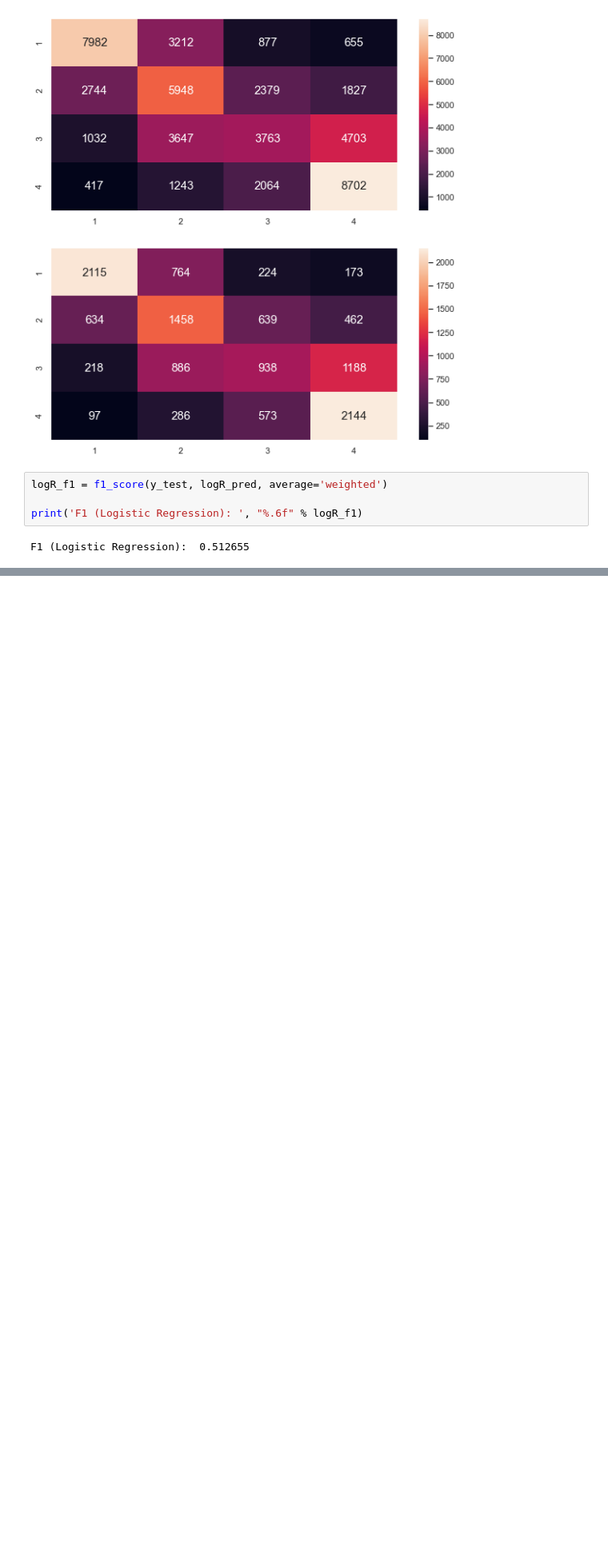
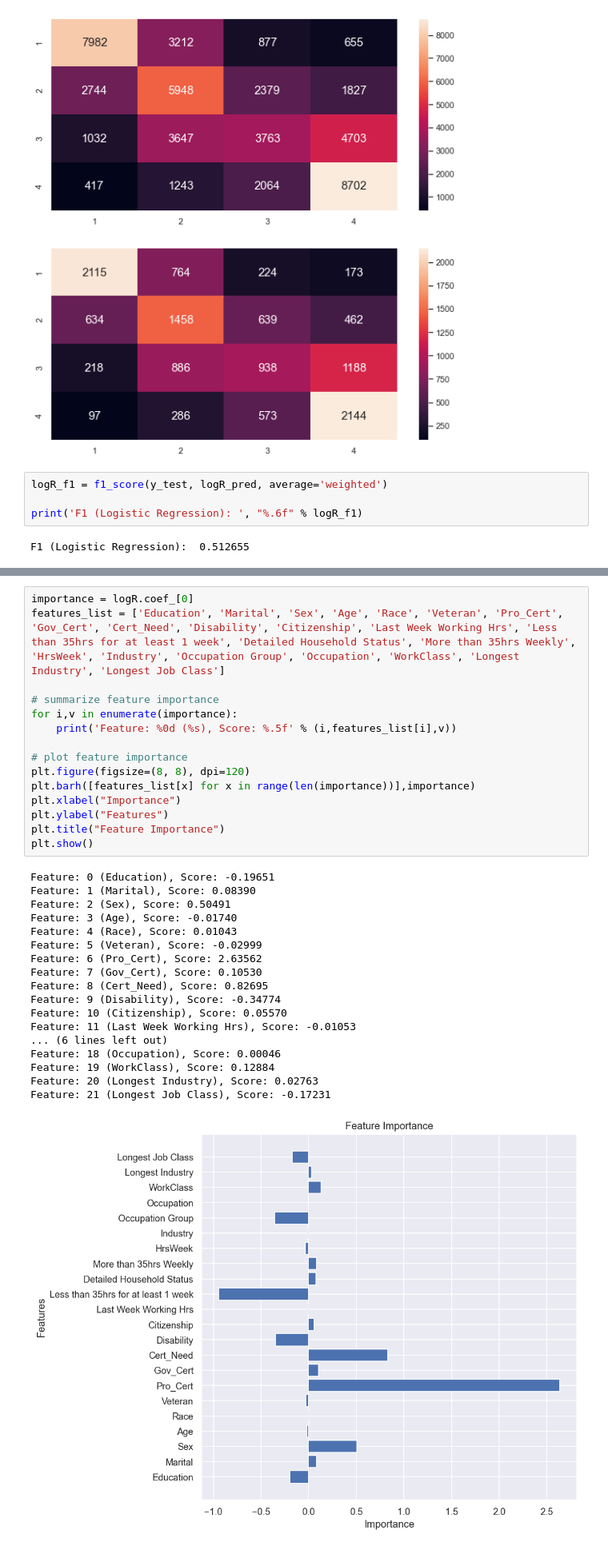
Before and after one commit to auglxw/Multi-Class-Income-Classification, a Jupyter notebook: ML_Logistic Regression.ipynb, the cells around one changed output, grey strips where cells are left out. Shown at 80% size. Cells and saved outputs as stored; diff of their text form; blank space fills up the shorter version.

```diff
--- a/ML_Logistic Regression.ipynb
+++ b/ML_Logistic Regression.ipynb
@@ -859,0 +696,34 @@ Under the Logistic Regression, there is **no visible improvement in performance
+# %%
+importance = logR.coef_[0]
+features_list = ['Education', 'Marital', 'Sex', 'Age', 'Race', 'Veteran', 'Pro_Cert', 'Gov_Cert', 'Cert_Need', 'Disability', 'Citizenship', 'Last Week Working Hrs', 'Less than 35hrs for at least 1 week', 'Detailed Household Status', 'More than 35hrs Weekly', 'HrsWeek', 'Industry', 'Occupation Group', 'Occupation', 'WorkClass', 'Longest Industry', 'Longest Job Class']
+
+# summarize feature importance
+for i,v in enumerate(importance):
+    print('Feature: %0d (%s), Score: %.5f' % (i,features_list[i],v))
+
+# plot feature importance
+plt.figure(figsize=(8, 8), dpi=120)
+plt.barh([features_list[x] for x in range(len(importance))],importance)
+plt.xlabel("Importance")
+plt.ylabel("Features")
+plt.title("Feature Importance")
+plt.show()
+# %% [output]
+Feature: 0 (Education), Score: -0.19651
+Feature: 1 (Marital), Score: 0.08390
+Feature: 2 (Sex), Score: 0.50491
+Feature: 3 (Age), Score: -0.01740
+Feature: 4 (Race), Score: 0.01043
+Feature: 5 (Veteran), Score: -0.02999
+Feature: 6 (Pro_Cert), Score: 2.63562
+Feature: 7 (Gov_Cert), Score: 0.10530
+Feature: 8 (Cert_Need), Score: 0.82695
+Feature: 9 (Disability), Score: -0.34774
+Feature: 10 (Citizenship), Score: 0.05570
+Feature: 11 (Last Week Working Hrs), Score: -0.01053
+... (6 lines left out)
+Feature: 18 (Occupation), Score: 0.00046
+Feature: 19 (WorkClass), Score: 0.12884
+Feature: 20 (Longest Industry), Score: 0.02763
+Feature: 21 (Longest Job Class), Score: -0.17231
+[figure, added]
```
Also changed, not shown: parts of 97 cells of this notebook, 1 other file.
